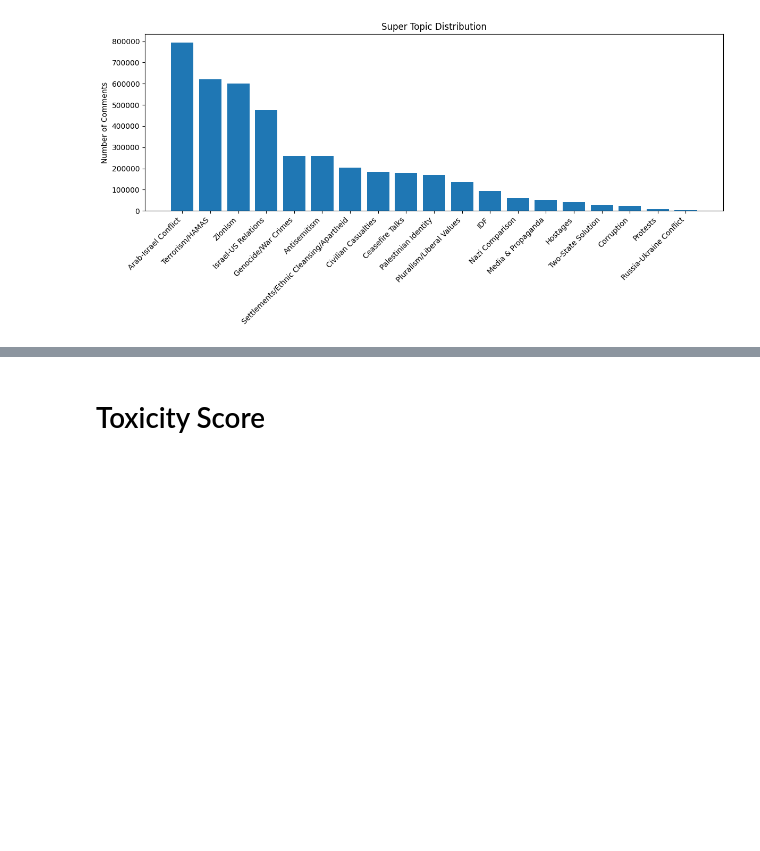
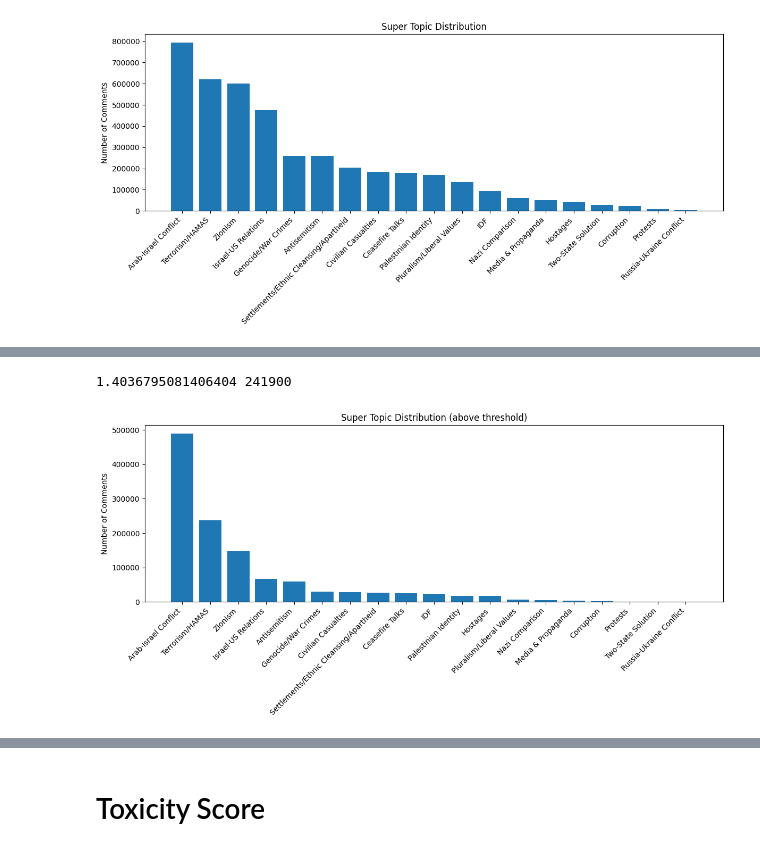
Before and after one commit to shaharoded/Israel-Palestine-War-Reddit-Analysis, a Jupyter notebook: NLPFeatureExtraction.ipynb, the cells around one changed output, grey strips where cells are left out. Saved outputs shown, nothing was run; the diff lists cells and outputs as text; code cells hidden in the pictures; blank space fills up the shorter version.

Commit message:
Filtering subtopics

```diff
--- a/NLPFeatureExtraction.ipynb
+++ b/NLPFeatureExtraction.ipynb
@@ -557,0 +596,46 @@ plt.show()
+# %%
+# Convert stringified lists to actual lists if needed
+tweets_df['super_topics'] = tweets_df['super_topics'].fillna('[]').apply(literal_eval)
+tweets_df['super_similarities'] = tweets_df['super_similarities'].apply(parse_similarity_string)
+
+def analyze_super_topics(df, threshold=0.2):
+    # Filter topics per comment by threshold
+    filtered_topics = []
+    num_topics_per_comment = []
+
+    for topics, sims in zip(df['super_topics'], df['super_similarities']):
+        selected = [topic for topic, sim in zip(topics, sims) if sim >= threshold]
+        filtered_topics.append(selected)
+        num_topics_per_comment.append(len(selected))
+
+    # Add results to dataframe
+    df['selected_topics'] = filtered_topics
+    df['num_selected_topics'] = num_topics_per_comment
+
+    # Compute metrics
+    avg_topics = sum(num_topics_per_comment) / len(num_topics_per_comment)
+    num_no_topics = sum(1 for n in num_topics_per_comment if n == 0)
+    topic_counts = Counter(topic for topics in filtered_topics for topic in topics)
+
+    return {
+        'average_topics_per_comment': avg_topics,
+        'num_comments_with_no_topics': num_no_topics,
+        'topic_distribution': dict(topic_counts)
+    }
+
+def plot_topic_distribution(topic_distribution):
+    topics, counts = zip(*sorted(topic_distribution.items(), key=lambda x: x[1], reverse=True))
+    plt.figure(figsize=(12,6))
+    plt.bar(topics, counts)
+    plt.xticks(rotation=45, ha='right')
+    plt.ylabel("Number of Comments")
+    plt.title("Super Topic Distribution (above threshold)")
+    plt.tight_layout()
+    plt.show()
+# %%
+dist = analyze_super_topics(tweets_df, threshold=0.5)
+print(dist['average_topics_per_comment'], dist['num_comments_with_no_topics'])
+plot_topic_distribution(dist["topic_distribution"])
+# %% [output]
+1.4036795081406404 241900
+[figure, added]
```
Also changed, not shown: parts of 7 cells of this notebook.
